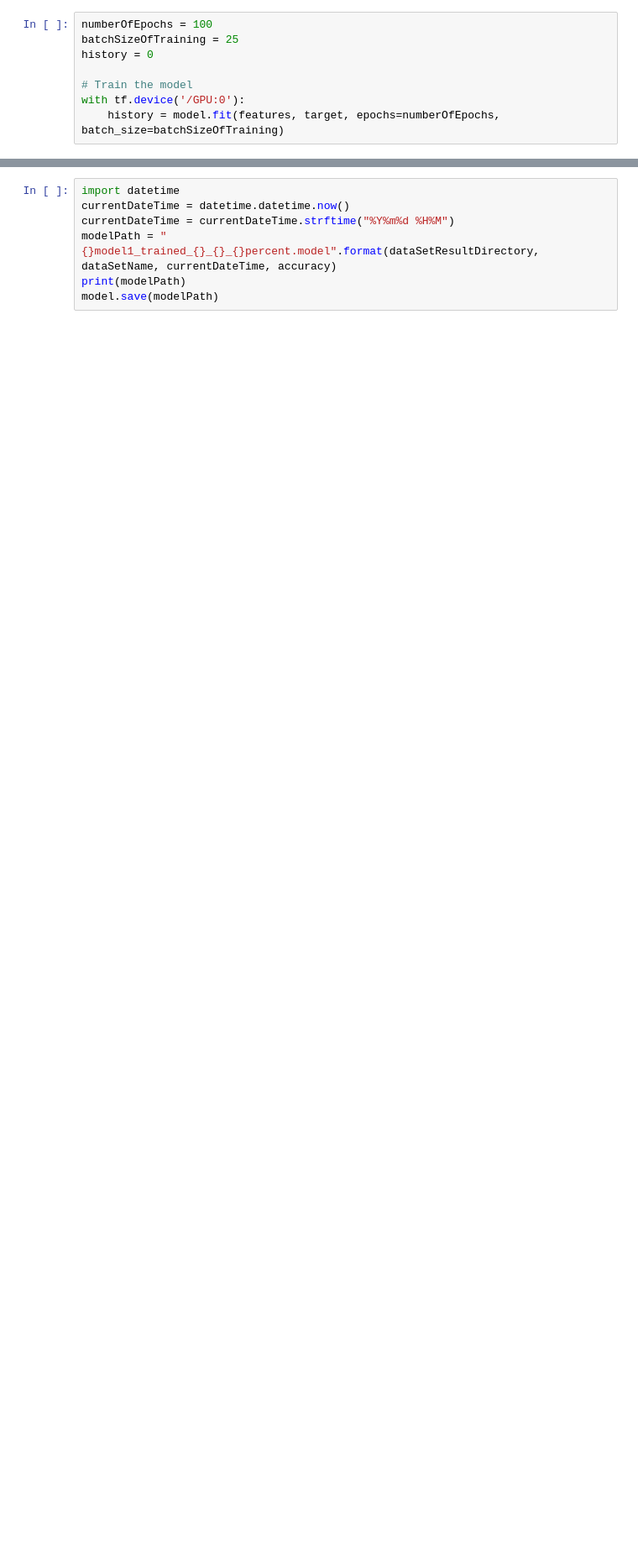
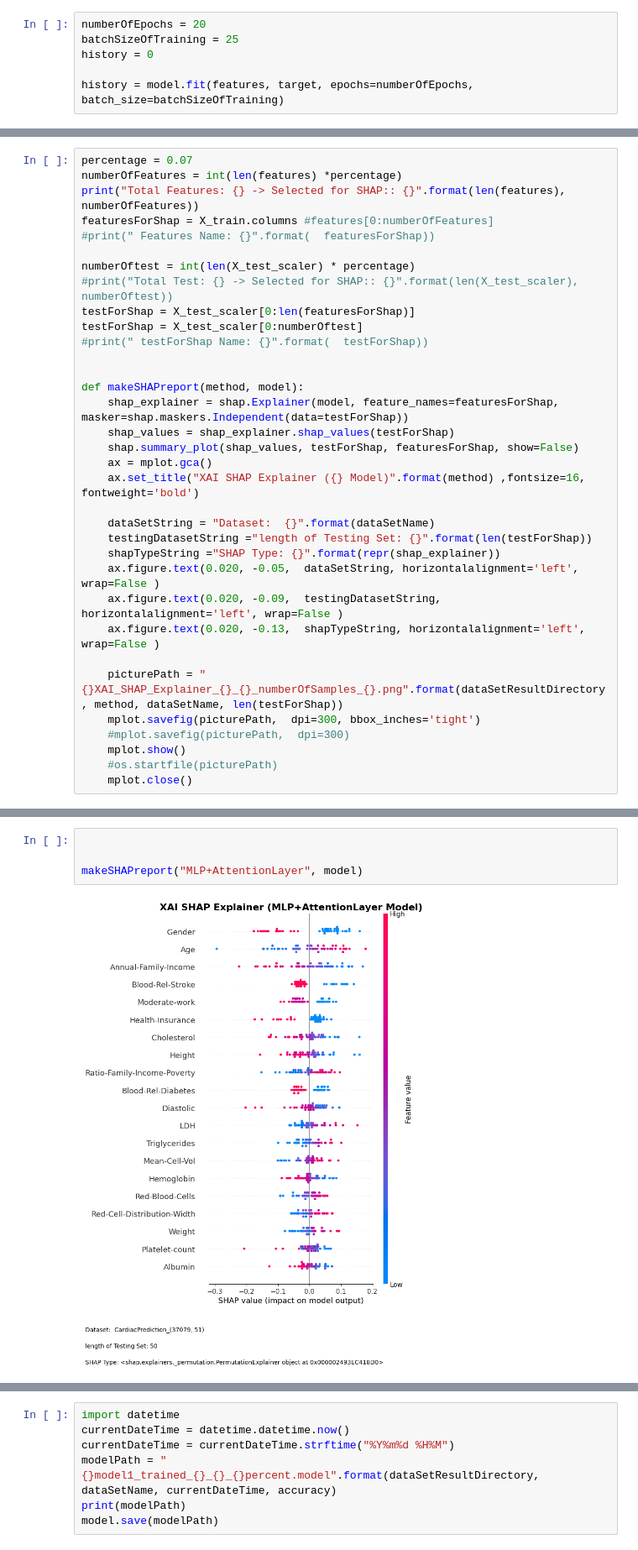
Before and after one commit to Mubshr07/heartDiseasePrediction, a Jupyter notebook: heartDisease_MLP - with Attention Mechanism.ipynb, the cells around one changed output, grey strips where cells are left out. Shown: that part at 84% size. Cells and saved outputs as stored; diff of their text form; blank space fills up the shorter version.

Commit message:
Saving Pytorch MLP+attention model having accuracy 49.999

```diff
--- a/heartDisease_MLP - with Attention Mechanism.ipynb
+++ b/heartDisease_MLP - with Attention Mechanism.ipynb
@@ -478,8 +418,6 @@ ________________________________________________________________________________
 # %%
-numberOfEpochs = 100
+numberOfEpochs = 20
 batchSizeOfTraining = 25
 history = 0
 
-# Train the model
-with tf.device('/GPU:0'):
-    history = model.fit(features, target, epochs=numberOfEpochs, batch_size=batchSizeOfTraining)
+history = model.fit(features, target, epochs=numberOfEpochs, batch_size=batchSizeOfTraining)
@@ -650,0 +562,34 @@ plt.close()
+# %%
+percentage = 0.07
+numberOfFeatures = int(len(features) *percentage)
+print("Total Features: {} -> Selected for SHAP:: {}".format(len(features), numberOfFeatures))
+featuresForShap = X_train.columns #features[0:numberOfFeatures]
+#print(" Features Name: {}".format(  featuresForShap))
+
+numberOftest = int(len(X_test_scaler) * percentage)
+#print("Total Test: {} -> Selected for SHAP:: {}".format(len(X_test_scaler), numberOftest))
+testForShap = X_test_scaler[0:len(featuresForShap)]
+testForShap = X_test_scaler[0:numberOftest]
+#print(" testForShap Name: {}".format(  testForShap))
+
+
+def makeSHAPreport(method, model):
+    shap_explainer = shap.Explainer(model, feature_names=featuresForShap, masker=shap.maskers.Independent(data=testForShap))
+    shap_values = shap_explainer.shap_values(testForShap)
+    shap.summary_plot(shap_values, testForShap, featuresForShap, show=False)
+    ax = mplot.gca()
+    ax.set_title("XAI SHAP Explainer ({} Model)".format(method) ,fontsize=16, fontweight='bold')
+
+    dataSetString = "Dataset:  {}".format(dataSetName)
+    testingDatasetString ="length of Testing Set: {}".format(len(testForShap))
+    shapTypeString ="SHAP Type: {}".format(repr(shap_explainer))
+    ax.figure.text(0.020, -0.05,  dataSetString, horizontalalignment='left', wrap=False )
+    ax.figure.text(0.020, -0.09,  testingDatasetString, horizontalalignment='left', wrap=False )
+    ax.figure.text(0.020, -0.13,  shapTypeString, horizontalalignment='left', wrap=False )
+
+    picturePath = "{}XAI_SHAP_Explainer_{}_{}_numberOfSamples_{}.png".format(dataSetResultDirectory, method, dataSetName, len(testForShap))
+    mplot.savefig(picturePath,  dpi=300, bbox_inches='tight')
+    #mplot.savefig(picturePath,  dpi=300)
+    mplot.show()
+    #os.startfile(picturePath)
+    mplot.close()
@@ -650,0 +614,6 @@ plt.close()
+# %%
+
+
+makeSHAPreport("MLP+AttentionLayer", model)
+# %% [output]
+[figure, added]
```
Also changed, not shown: parts of 14 cells of this notebook, 10 other files.
